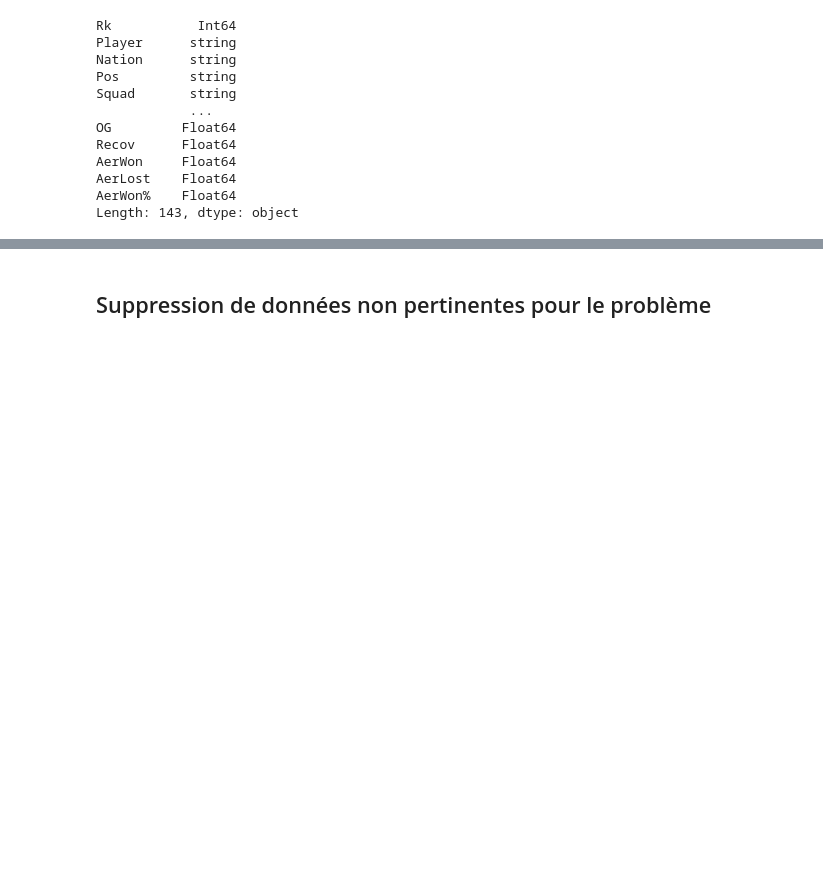
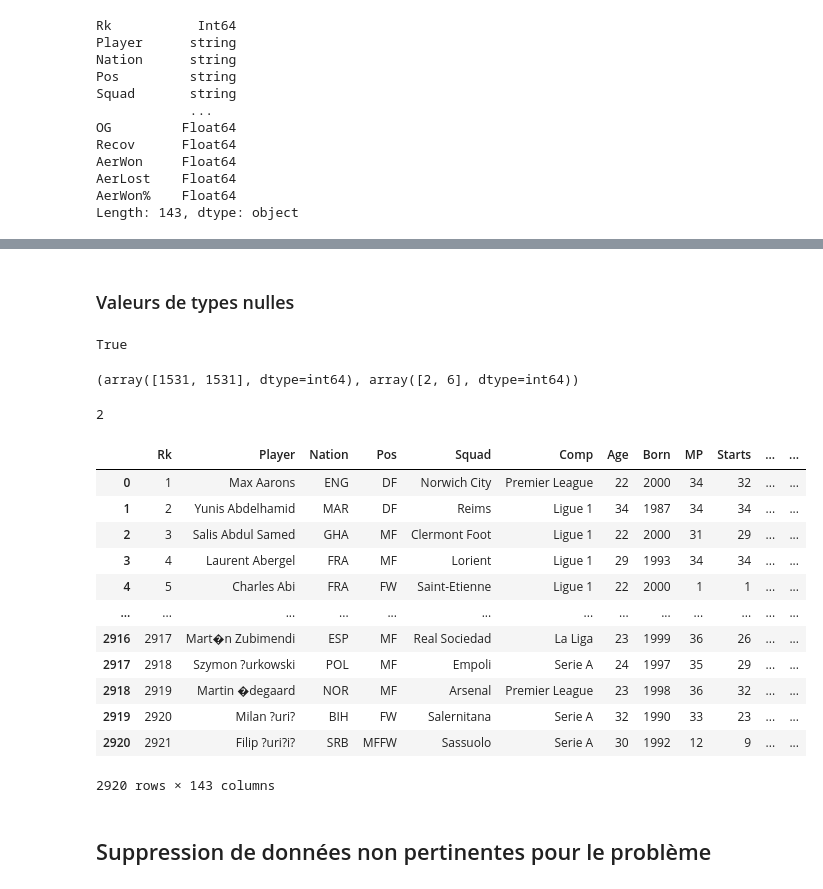
Before and after one commit to ThierryKunda/prediction-ballon-d-or, a Jupyter notebook: introduction.ipynb, the cells around one changed output, grey strips where cells are left out. Drawn from its saved outputs; the diff is of its cells as text; code cells hidden in the pictures; blank space fills up the shorter version.

```diff
--- a/introduction.ipynb
+++ b/introduction.ipynb
@@ -157,0 +123,17 @@ Length: 143, dtype: object
+# %% [markdown]
+### Valeurs de types nulles
+# %%
+# On vérifie d'abord si au moins une valeur est nulle
+dataset.isnull().values.any()
+# %% [output]
+True
+# %%
+# On affiche où sont les valeurs nulles
+np.where(dataset.isnull())
+# %% [output]
+(array([1531, 1531], dtype=int64), array([2, 6], dtype=int64))
+# %%
+# On compte le nombre de valeurs nulles
+dataset.isnull().sum().sum()
+# %% [output]
+2
@@ -158,3 +143,19 @@ Length: 143, dtype: object
+# %%
+dataset[dataset.notna()]
+# %% [output]
+|  | Rk | Player | Nation | Pos | Squad | Comp | Age | Born | MP | Starts | ... | ... |
+| 0 | 1 | Max Aarons | ENG | DF | Norwich City | Premier League | 22 | 2000 | 34 | 32 | ... | ... |
+| 1 | 2 | Yunis Abdelhamid | MAR | DF | Reims | Ligue 1 | 34 | 1987 | 34 | 34 | ... | ... |
+| 2 | 3 | Salis Abdul Samed | GHA | MF | Clermont Foot | Ligue 1 | 22 | 2000 | 31 | 29 | ... | ... |
+| 3 | 4 | Laurent Abergel | FRA | MF | Lorient | Ligue 1 | 29 | 1993 | 34 | 34 | ... | ... |
+| 4 | 5 | Charles Abi | FRA | FW | Saint-Etienne | Ligue 1 | 22 | 2000 | 1 | 1 | ... | ... |
+| ... | ... | ... | ... | ... | ... | ... | ... | ... | ... | ... | ... | ... |
+| 2916 | 2917 | Mart�n Zubimendi | ESP | MF | Real Sociedad | La Liga | 23 | 1999 | 36 | 26 | ... | ... |
+| 2917 | 2918 | Szymon ?urkowski | POL | MF | Empoli | Serie A | 24 | 1997 | 35 | 29 | ... | ... |
+| 2918 | 2919 | Martin �degaard | NOR | MF | Arsenal | Premier League | 23 | 1998 | 36 | 32 | ... | ... |
+| 2919 | 2920 | Milan ?uri? | BIH | FW | Salernitana | Serie A | 32 | 1990 | 33 | 23 | ... | ... |
+| 2920 | 2921 | Filip ?uri?i? | SRB | MFFW | Sassuolo | Serie A | 30 | 1992 | 12 | 9 | ... | ... |
+2920 rows × 143 columns
 # %% [markdown]
 ## Suppression de données non pertinentes pour le problème
 # %% [markdown]
```
Also changed, not shown: parts of 33 cells of this notebook.
